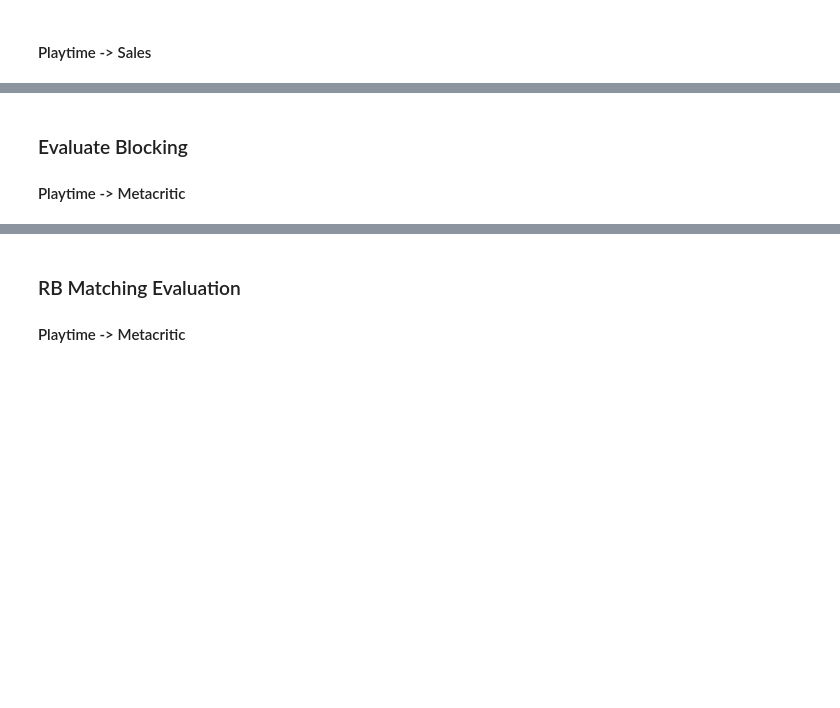
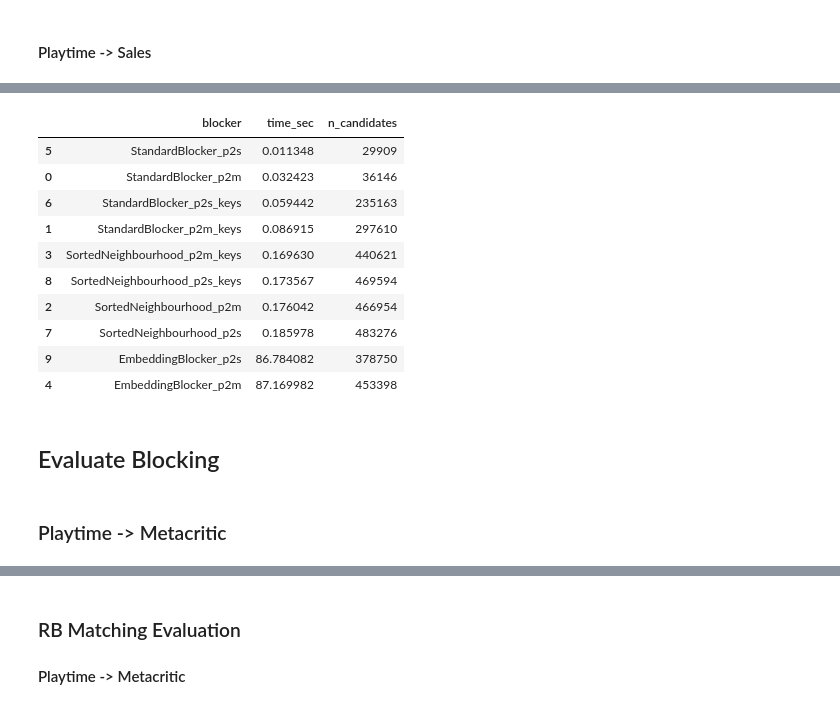
Before and after one commit to onurcanmemis/web-data-integration-team-project, a Jupyter notebook: Blockers&Matchers_Evaluation.ipynb, the cells around one changed output, grey strips where cells are left out. Drawn from its saved outputs; the diff is of its cells as text; code cells hidden in the pictures; blank space fills up the shorter version.

```diff
--- a/Blockers&Matchers_Evaluation.ipynb
+++ b/Blockers&Matchers_Evaluation.ipynb
@@ -305,0 +339,37 @@ embedding_candidates_p2s = embedding_blocker_p2s.materialize()
+# %%
+block_times = []   # will store timing info here
+
+def run_blocker(name, blocker):
+    """
+    Returns the candidates dataframe.
+    """
+    start = time.time()
+    candidates = blocker.materialize()
+    elapsed = time.time() - start
+
+    block_times.append({
+        "blocker": name,
+        "time_sec": elapsed,
+        "n_candidates": len(candidates)
+    })
+
+    print(f"{name} finished in {elapsed:.2f}s with {len(candidates)} pairs")
+    return candidates
+
+# ---- P2M ----
+standard_candidates_p2m       = run_blocker("StandardBlocker_p2m",        st_blocker_p2m)
+standard_candidates_p2m_keys  = run_blocker("StandardBlocker_p2m_keys",   st_blocker_p2m_keys)
+
+sn_candidates_p2m             = run_blocker("SortedNeighbourhood_p2m",    sn_blocker_p2m)
+sn_candidates_p2m_keys        = run_blocker("SortedNeighbourhood_p2m_keys", sn_blocker_p2m_keys)
+
+embedding_candidates_p2m      = run_blocker("EmbeddingBlocker_p2m",       embedding_blocker_p2m)
+
+# ---- P2S ----
+standard_candidates_p2s       = run_blocker("StandardBlocker_p2s",        st_blocker_p2s)
+standard_candidates_p2s_keys  = run_blocker("StandardBlocker_p2s_keys",   st_blocker_p2s_keys)
+
+sn_candidates_p2s             = run_blocker("SortedNeighbourhood_p2s",    sn_blocker_p2s)
+sn_candidates_p2s_keys        = run_blocker("SortedNeighbourhood_p2s_keys", sn_blocker_p2s_keys)
+
+embedding_candidates_p2s      = run_blocker("EmbeddingBlocker_p2s",       embedding_blocker_p2s)
@@ -306,6 +401,22 @@ embedding_candidates_p2s = embedding_blocker_p2s.materialize()
+# %%
+block_times_df = pd.DataFrame(block_times).sort_values("time_sec")
+display(block_times_df)
+# %% [output]
+|  | blocker | time_sec | n_candidates |
+| 5 | StandardBlocker_p2s | 0.011348 | 29909 |
+| 0 | StandardBlocker_p2m | 0.032423 | 36146 |
+| 6 | StandardBlocker_p2s_keys | 0.059442 | 235163 |
+| 1 | StandardBlocker_p2m_keys | 0.086915 | 297610 |
+| 3 | SortedNeighbourhood_p2m_keys | 0.169630 | 440621 |
+| 8 | SortedNeighbourhood_p2s_keys | 0.173567 | 469594 |
+| 2 | SortedNeighbourhood_p2m | 0.176042 | 466954 |
+| 7 | SortedNeighbourhood_p2s | 0.185978 | 483276 |
+| 9 | EmbeddingBlocker_p2s | 86.784082 | 378750 |
+| 4 | EmbeddingBlocker_p2m | 87.169982 | 453398 |
 # %% [markdown]
-### Evaluate Blocking
-#### Playtime -> Metacritic
+## Evaluate Blocking
+# %% [markdown]
+### Playtime -> Metacritic
 # %%
 evaluator = EntityMatchingEvaluator()
 
```
Also changed, not shown: parts of 70 cells of this notebook, 2 other files.
